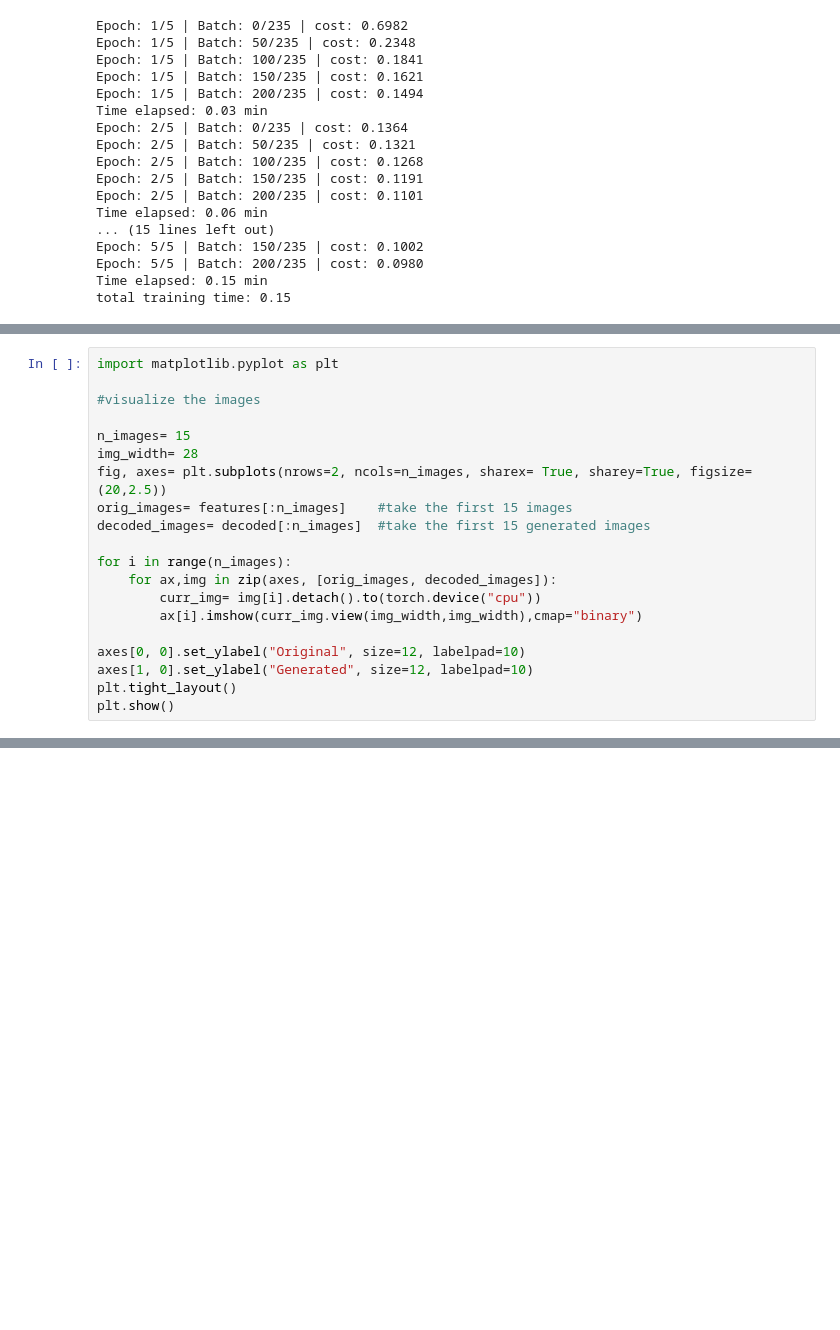
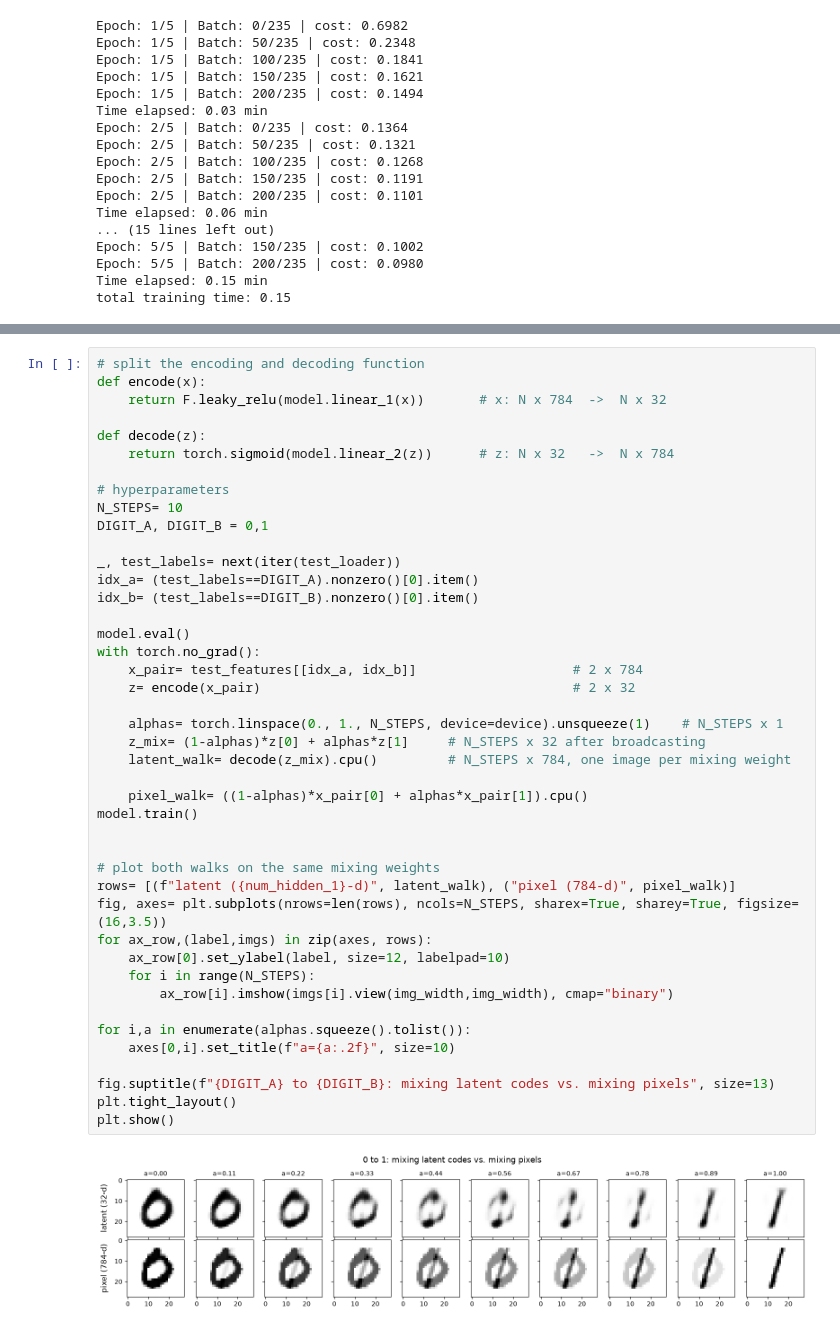
Before and after one commit to xiang1103/DL_ML_Implementations, a Jupyter notebook: autoencoders/autoencoder_basic.ipynb, the cells around one changed output, grey strips where cells are left out. Saved outputs shown, nothing was run; the diff lists cells and outputs as text; blank space fills up the shorter version.

```diff
--- a/autoencoders/autoencoder_basic.ipynb
+++ b/autoencoders/autoencoder_basic.ipynb
@@ -140,20 +116,0 @@ total training time: 0.15
-# %%
-import matplotlib.pyplot as plt
-
-#visualize the images
-
-n_images= 15
-img_width= 28
-fig, axes= plt.subplots(nrows=2, ncols=n_images, sharex= True, sharey=True, figsize= (20,2.5))
-orig_images= features[:n_images]    #take the first 15 images
-decoded_images= decoded[:n_images]  #take the first 15 generated images
-
-for i in range(n_images):
-    for ax,img in zip(axes, [orig_images, decoded_images]):
-        curr_img= img[i].detach().to(torch.device("cpu"))
-        ax[i].imshow(curr_img.view(img_width,img_width),cmap="binary")
-
-axes[0, 0].set_ylabel("Original", size=12, labelpad=10)
-axes[1, 0].set_ylabel("Generated", size=12, labelpad=10)
-plt.tight_layout()
-plt.show()
@@ -231,0 +192,45 @@ variance of MNIST captured by 32 components: 74.4%
+# %%
+# split the encoding and decoding function
+def encode(x):
+    return F.leaky_relu(model.linear_1(x))       # x: N x 784  ->  N x 32
+
+def decode(z):
+    return torch.sigmoid(model.linear_2(z))      # z: N x 32   ->  N x 784
+
+# hyperparameters
+N_STEPS= 10
+DIGIT_A, DIGIT_B = 0,1
+
+_, test_labels= next(iter(test_loader))
+idx_a= (test_labels==DIGIT_A).nonzero()[0].item()
+idx_b= (test_labels==DIGIT_B).nonzero()[0].item()
+
+model.eval()
+with torch.no_grad():
+    x_pair= test_features[[idx_a, idx_b]]                    # 2 x 784
+    z= encode(x_pair)                                        # 2 x 32
+
+    alphas= torch.linspace(0., 1., N_STEPS, device=device).unsqueeze(1)    # N_STEPS x 1
+    z_mix= (1-alphas)*z[0] + alphas*z[1]     # N_STEPS x 32 after broadcasting
+    latent_walk= decode(z_mix).cpu()         # N_STEPS x 784, one image per mixing weight
+
+    pixel_walk= ((1-alphas)*x_pair[0] + alphas*x_pair[1]).cpu()
+model.train()
+
+
+# plot both walks on the same mixing weights
+rows= [(f"latent ({num_hidden_1}-d)", latent_walk), ("pixel (784-d)", pixel_walk)]
+fig, axes= plt.subplots(nrows=len(rows), ncols=N_STEPS, sharex=True, sharey=True, figsize=(16,3.5))
+for ax_row,(label,imgs) in zip(axes, rows):
+    ax_row[0].set_ylabel(label, size=12, labelpad=10)
+    for i in range(N_STEPS):
+        ax_row[i].imshow(imgs[i].view(img_width,img_width), cmap="binary")
+
+for i,a in enumerate(alphas.squeeze().tolist()):
+    axes[0,i].set_title(f"a={a:.2f}", size=10)
+
+fig.suptitle(f"{DIGIT_A} to {DIGIT_B}: mixing latent codes vs. mixing pixels", size=13)
+plt.tight_layout()
+plt.show()
+# %% [output]
+[figure, added]
```
Also changed, not shown: parts of 11 cells of this notebook.
